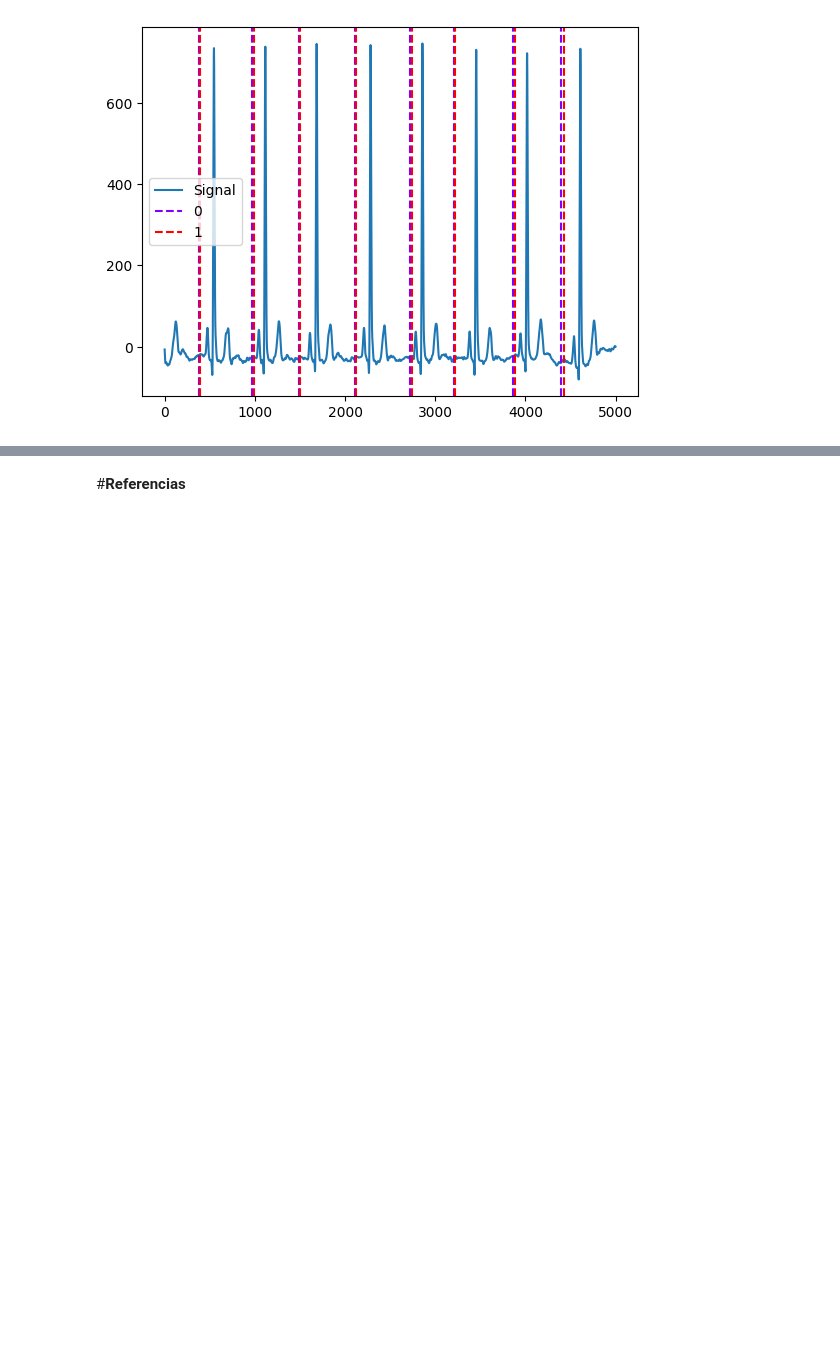
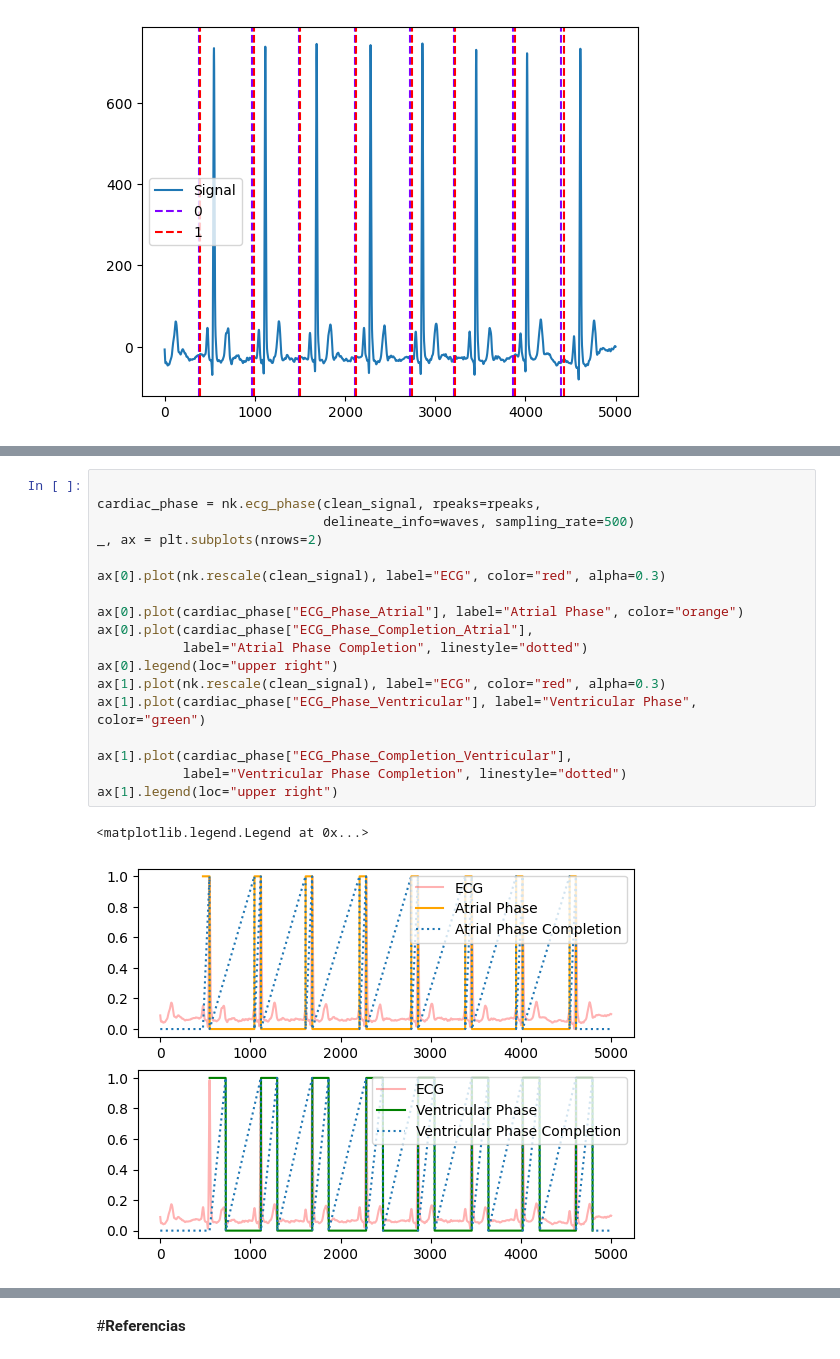
Before and after one commit to marianayarce1224/lab_biosenales, a Jupyter notebook: PROYECTO4/tutorialNeurokit.ipynb, the cells around one changed output, grey strips where cells are left out. Saved outputs shown, nothing was run; the diff lists cells and outputs as text; blank space fills up the shorter version.

```diff
--- a/PROYECTO4/tutorialNeurokit.ipynb
+++ b/PROYECTO4/tutorialNeurokit.ipynb
@@ -258,0 +268,21 @@ nk.events_plot([waves["ECG_P_Onsets"], waves["ECG_P_Peaks"]], clean_signal)
+# %%
+
+cardiac_phase = nk.ecg_phase(clean_signal, rpeaks=rpeaks,
+                             delineate_info=waves, sampling_rate=500)
+_, ax = plt.subplots(nrows=2)
+
+ax[0].plot(nk.rescale(clean_signal), label="ECG", color="red", alpha=0.3)
+
+ax[0].plot(cardiac_phase["ECG_Phase_Atrial"], label="Atrial Phase", color="orange")
+ax[0].plot(cardiac_phase["ECG_Phase_Completion_Atrial"],
+           label="Atrial Phase Completion", linestyle="dotted")
+ax[0].legend(loc="upper right")
+ax[1].plot(nk.rescale(clean_signal), label="ECG", color="red", alpha=0.3)
+ax[1].plot(cardiac_phase["ECG_Phase_Ventricular"], label="Ventricular Phase", color="green")
+
+ax[1].plot(cardiac_phase["ECG_Phase_Completion_Ventricular"],
+           label="Ventricular Phase Completion", linestyle="dotted")
+ax[1].legend(loc="upper right")
+# %% [output]
+<matplotlib.legend.Legend at 0x...>
+[figure, added]
```
Also changed, not shown: parts of 6 cells of this notebook.
